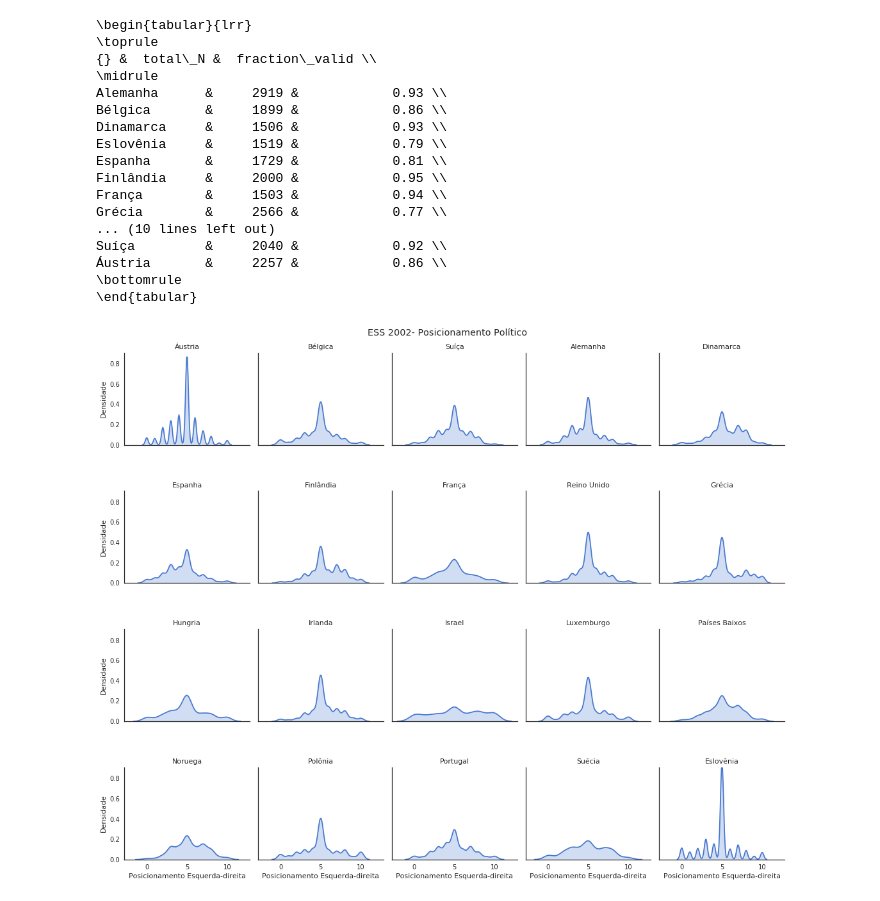
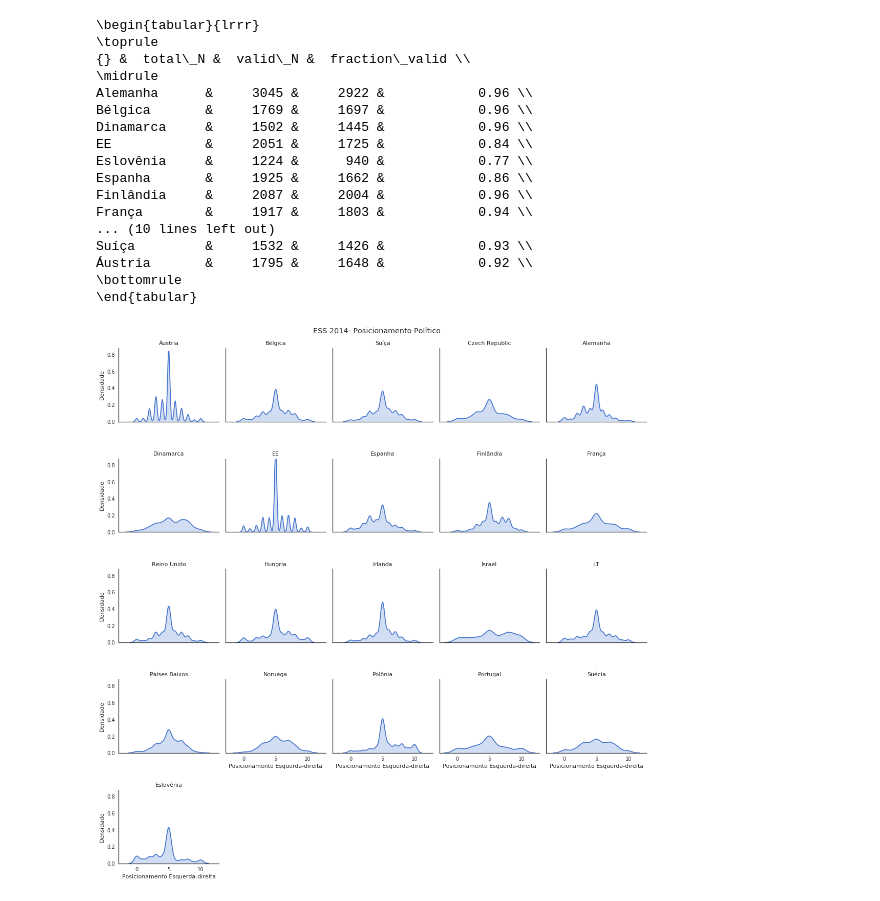
Before and after one commit to marcelovmaciel/Projeto, a Jupyter notebook: data-analysis/02-loadall_ess.ipynb, the cells around one changed output. Saved outputs shown, nothing was run; the diff lists cells and outputs as text; code cells hidden in the pictures.

Commit message:
all countries, preliminar

```diff
--- a/data-analysis/02-loadall_ess.ipynb
+++ b/data-analysis/02-loadall_ess.ipynb
@@ -6,8 +6,6 @@ from IPython.display import display
 import matplotlib.pyplot as plt
 # %%
 ## some helper functions for the analysis
-
-
 
 def rename_countries(x,country_names):
     for key,val in country_names.items():
@@ -20,7 +18,7 @@ def return_ideos(x,ids,var):
     """
     ideo = (pd.melt(x,id_vars = ids, value_vars = var)
             .rename(columns = {"cntry": "país"}))
-    ideo = ideo.loc[(ideo["país"] != "Italy") & (ideo["país"] != "Czech Republic")]
+    #ideo = ideo.loc[(ideo["país"] != "Italy") & (ideo["país"] != "Czech Republic")]
     valid_ideo = ideo.loc[ideo["value"]<=10.0]
 
     return ideo, valid_ideo
@@ -38,7 +36,7 @@ Not all responses are valid. This fn prints a latex table to show that.
     validity_table = pd.concat([total_N, valid_N], axis = 1)
     validity_table["fraction_valid"] = validity_table.valid_N.div(validity_table.total_N, \
                                                                   axis = "index").round(2)
-    validity_table = validity_table.drop("valid_N",axis = 1)
+    #validity_table = validity_table.drop("valid_N",axis = 1)
 
     print(validity_table.to_latex())
 
@@ -83,0 +69,16 @@ See the caveats in the documentation: http://pandas.pydata.org/pandas-docs/stabl
+# %%
+# loading the datasets
+
+ess2002 = pd.read_stata("ESS_DATA/2002/ESS1e06_5.dta",convert_categoricals = False)
+
+ess2004 = pd.read_stata("ESS_DATA/2004/ESS2e03_5.dta",convert_categoricals = False)
+
+ess2006  = pd.read_stata("ESS_DATA/2006/ESS3e03_6.dta",convert_categoricals = False)
+
+ess2008  = pd.read_stata("ESS_DATA/2008/ESS4e04_4.dta",convert_categoricals = False)
+
+ess2010  = pd.read_stata("ESS_DATA/2010/ESS5e03_3.dta",convert_categoricals = False)
+
+ess2012  = pd.read_stata("ESS_DATA/2012/ESS6e02_3.dta",convert_categoricals = False)
+
+ess2014  = pd.read_stata("ESS_DATA/2014/ESS7e02_1.dta",convert_categoricals = False)
@@ -84,2 +122,3 @@ See the caveats in the documentation: http://pandas.pydata.org/pandas-docs/stabl
 # %%
-ideo_2002,valid_ideo_2002 = return_ideos(ess2002,"cntry", "lrscale")
+#ideo_2002,valid_ideo_2002 = return_ideos(ess2002,"cntry", "lrscale")
+ideo_2014,valid_ideo_2014 = return_ideos(ess2014,"cntry", "lrscale")
@@ -106,24 +145,26 @@ valid_ideo_2002
 # %%
-create_validity_table(ideo_2002,valid_ideo_2002,"país");
+#create_validity_table(ideo_2002,valid_ideo_2002,"país")
+
+create_validity_table(ideo_2014,valid_ideo_2014,"país")
 # %% [output]
-\begin{tabular}{lrr}
+\begin{tabular}{lrrr}
 \toprule
-{} &  total\_N &  fraction\_valid \\
+{} &  total\_N &  valid\_N &  fraction\_valid \\
 \midrule
-Alemanha      &     2919 &            0.93 \\
-Bélgica       &     1899 &            0.86 \\
-Dinamarca     &     1506 &            0.93 \\
-Eslovênia     &     1519 &            0.79 \\
-Espanha       &     1729 &            0.81 \\
-Finlândia     &     2000 &            0.95 \\
-França        &     1503 &            0.94 \\
-Grécia        &     2566 &            0.77 \\
+Alemanha      &     3045 &     2922 &            0.96 \\
+Bélgica       &     1769 &     1697 &            0.96 \\
+Dinamarca     &     1502 &     1445 &            0.96 \\
+EE            &     2051 &     1725 &            0.84 \\
+Eslovênia     &     1224 &      940 &            0.77 \\
+Espanha       &     1925 &     1662 &            0.86 \\
+Finlândia     &     2087 &     2004 &            0.96 \\
+França        &     1917 &     1803 &            0.94 \\
 ... (10 lines left out)
-Suíça         &     2040 &            0.92 \\
-Áustria       &     2257 &            0.86 \\
+Suíça         &     1532 &     1426 &            0.93 \\
+Áustria       &     1795 &     1648 &            0.92 \\
 \bottomrule
 \end{tabular}
 # %%
-countries_plot(valid_ideo_2002,"país","value",2002)
+countries_plot(valid_ideo_2014,"país","value",2014)
 # %% [output]
-[figure, old version]
+[figure, new version]
```
Also changed, not shown: parts of 5 cells of this notebook.
